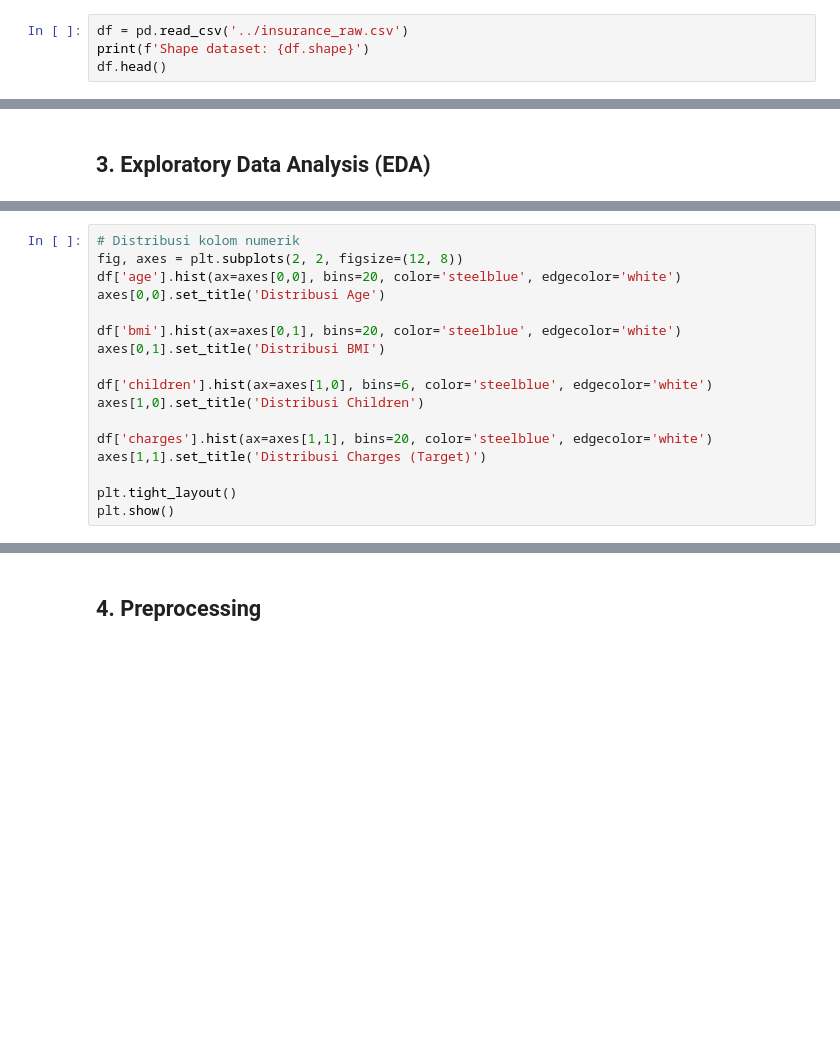
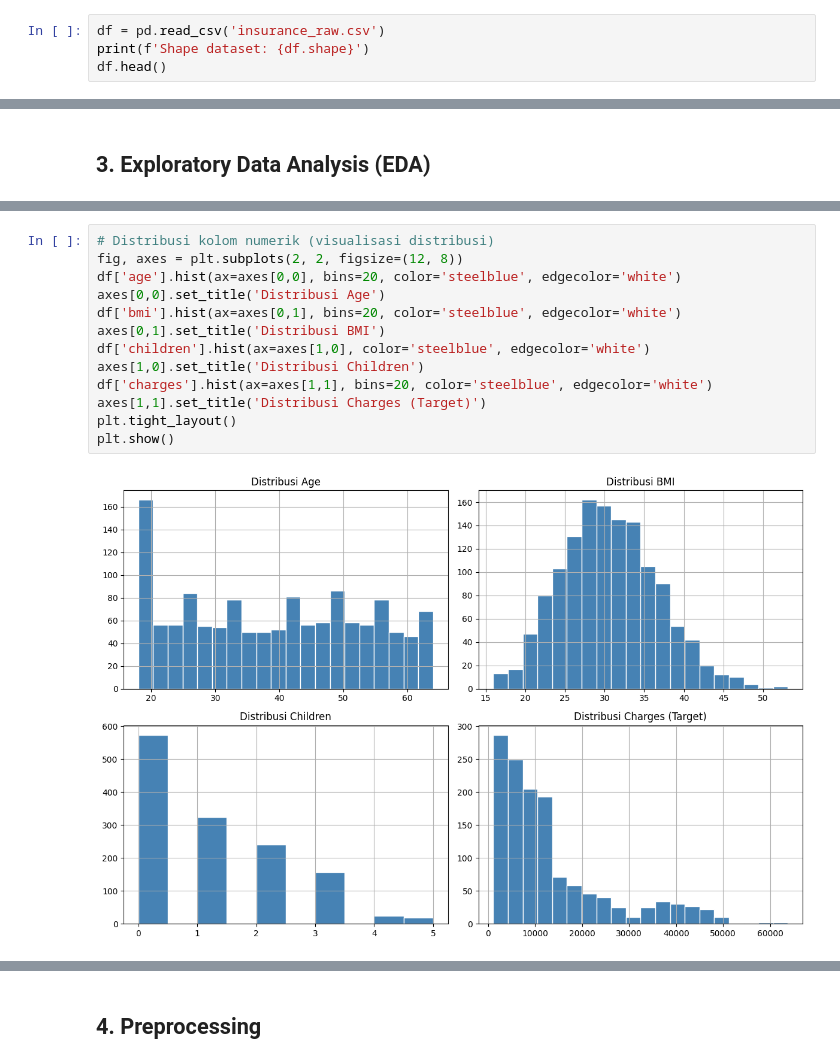
Before and after one commit to arisetiawan898/Eksperimen_SML_AriSetiawan, a Jupyter notebook: preprocessing/Eksperimen_AriSetiawan.ipynb, the cells around one changed output, grey strips where cells are left out. Saved outputs shown, nothing was run; the diff lists cells and outputs as text; blank space fills up the shorter version.

```diff
--- a/preprocessing/Eksperimen_AriSetiawan.ipynb
+++ b/preprocessing/Eksperimen_AriSetiawan.ipynb
@@ -23,6 +25,6 @@ print('Library berhasil diimport!')
 # %% [markdown]
 ## 2. Data Loading
 # %%
-df = pd.read_csv('../insurance_raw.csv')
+df = pd.read_csv('insurance_raw.csv')
 print(f'Shape dataset: {df.shape}')
 df.head()
@@ -40,18 +85,16 @@ print(df.isnull().sum())
 # %%
-# Distribusi kolom numerik
+# Distribusi kolom numerik (visualisasi distribusi)
 fig, axes = plt.subplots(2, 2, figsize=(12, 8))
 df['age'].hist(ax=axes[0,0], bins=20, color='steelblue', edgecolor='white')
 axes[0,0].set_title('Distribusi Age')
-
 df['bmi'].hist(ax=axes[0,1], bins=20, color='steelblue', edgecolor='white')
 axes[0,1].set_title('Distribusi BMI')
-
-df['children'].hist(ax=axes[1,0], bins=6, color='steelblue', edgecolor='white')
+df['children'].hist(ax=axes[1,0], color='steelblue', edgecolor='white')
 axes[1,0].set_title('Distribusi Children')
-
 df['charges'].hist(ax=axes[1,1], bins=20, color='steelblue', edgecolor='white')
 axes[1,1].set_title('Distribusi Charges (Target)')
-
 plt.tight_layout()
 plt.show()
+# %% [output]
+[figure, added]
 # %%
```
Also changed, not shown: parts of 15 cells of this notebook.
